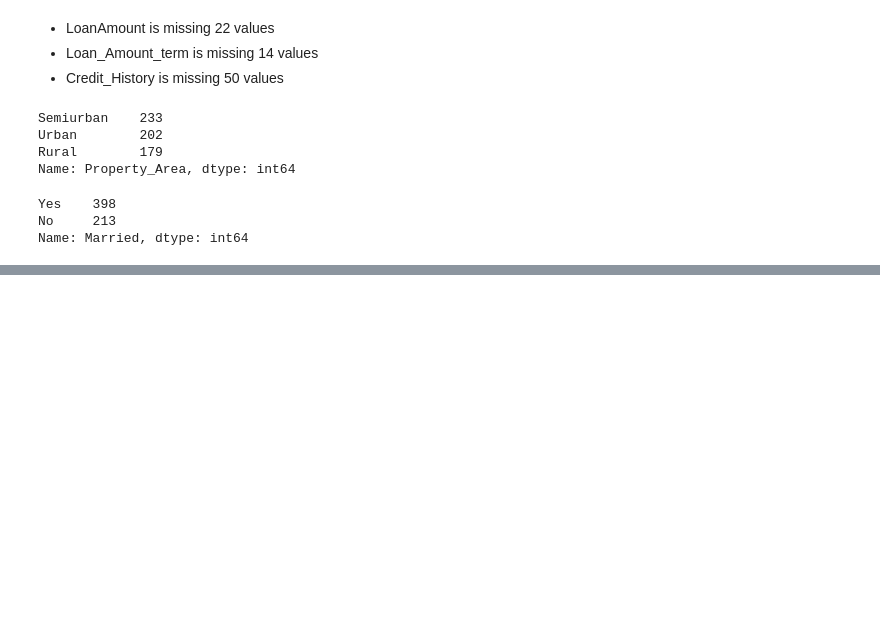
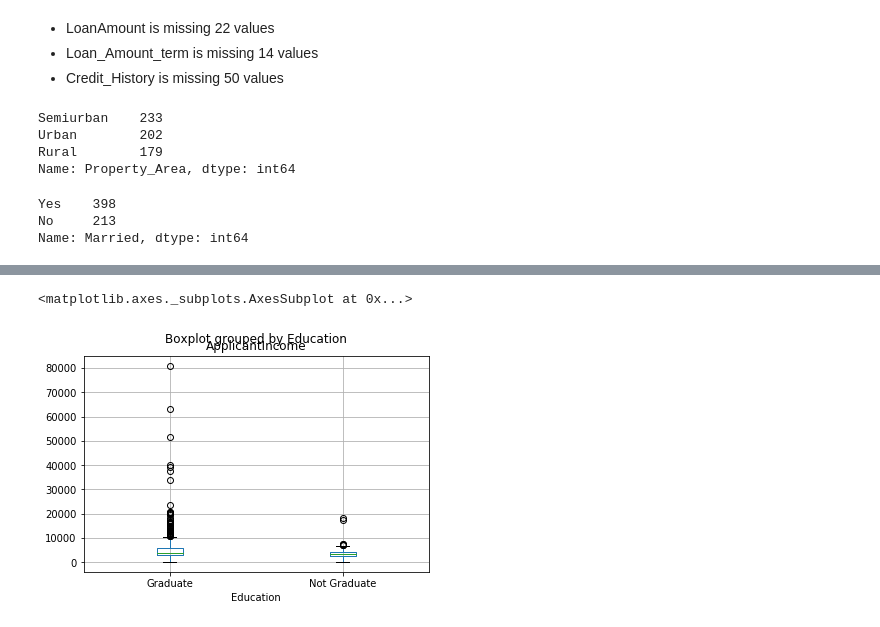
Before and after one commit to kdenny25/Loan_Prediction, a Jupyter notebook: Loan Prediction.ipynb, the cells around one changed output, grey strips where cells are left out. Cells and saved outputs as stored; diff of their text form; code cells hidden in the pictures; blank space fills up the shorter version.

```diff
--- a/Loan Prediction.ipynb
+++ b/Loan Prediction.ipynb
@@ -89,0 +106,5 @@ Name: Married, dtype: int64
+# %%
+df_train.boxplot(column='ApplicantIncome', by='Education')
+# %% [output]
+<matplotlib.axes._subplots.AxesSubplot at 0x...>
+[figure, added]
```
Also changed, not shown: parts of 8 cells of this notebook.
